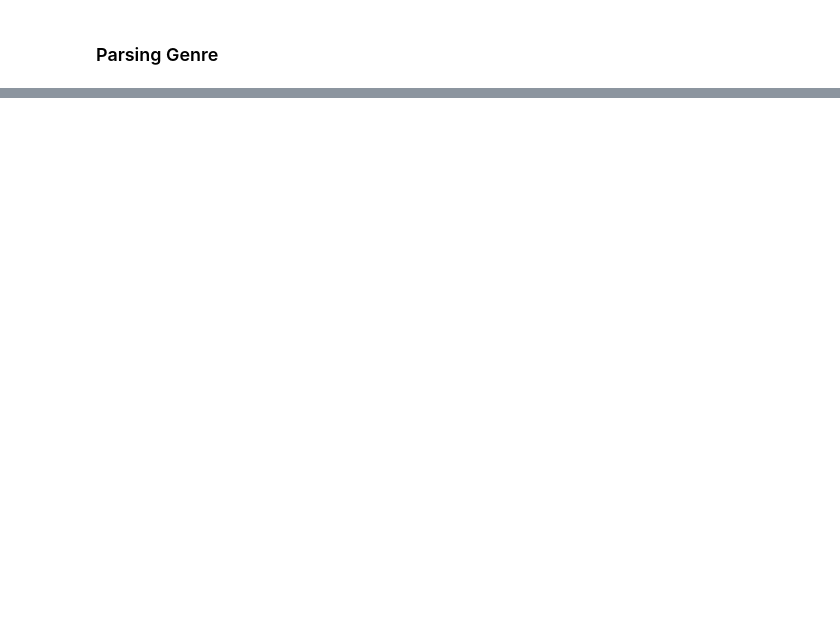
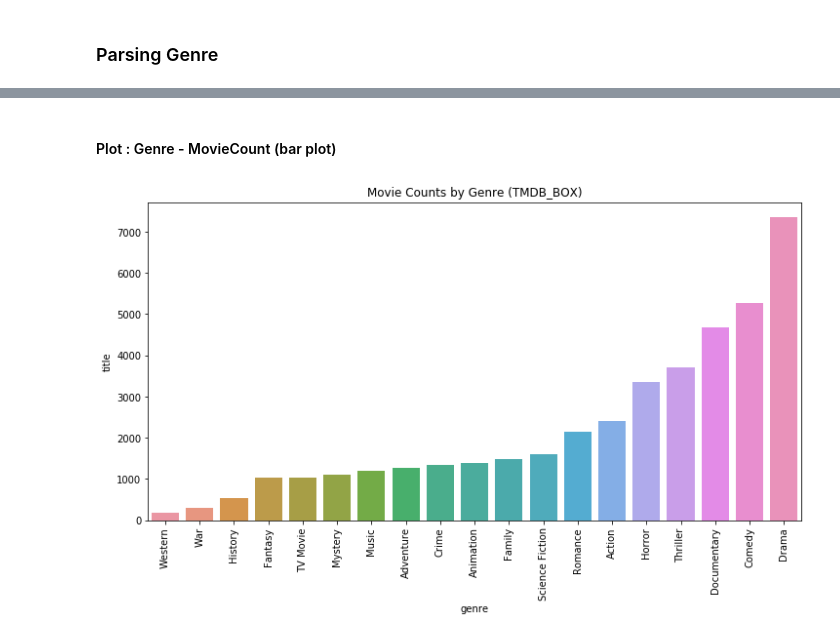
Before and after one commit to nateej1/Movie-Industry-Analysis-Exercise, a Jupyter notebook: TL-4-tmdb_box_Genre.ipynb, the cells around one changed output, grey strips where cells are left out. Saved outputs shown, nothing was run; the diff lists cells and outputs as text; code cells hidden in the pictures; blank space fills up the shorter version.

```diff
--- a/TL-4-tmdb_box_Genre.ipynb
+++ b/TL-4-tmdb_box_Genre.ipynb
@@ -26,0 +169,14 @@ tmdb_box.head()
+# %% [markdown]
+#### Plot : Genre - MovieCount (bar plot)
+# %%
+fig, ax = plt.subplots(figsize = (12,6))
+#data
+data = genre_group.count().sort_values('title')
+#sns
+sns.barplot(ax = ax,
+            x = data.index,
+            y = data.title)
+plt.xticks(rotation='vertical')
+plt.title('Movie Counts by Genre (TMDB_BOX)');
+# %% [output]
+[figure, added]
```
Also changed, not shown: parts of 20 cells of this notebook, 1 other file.
